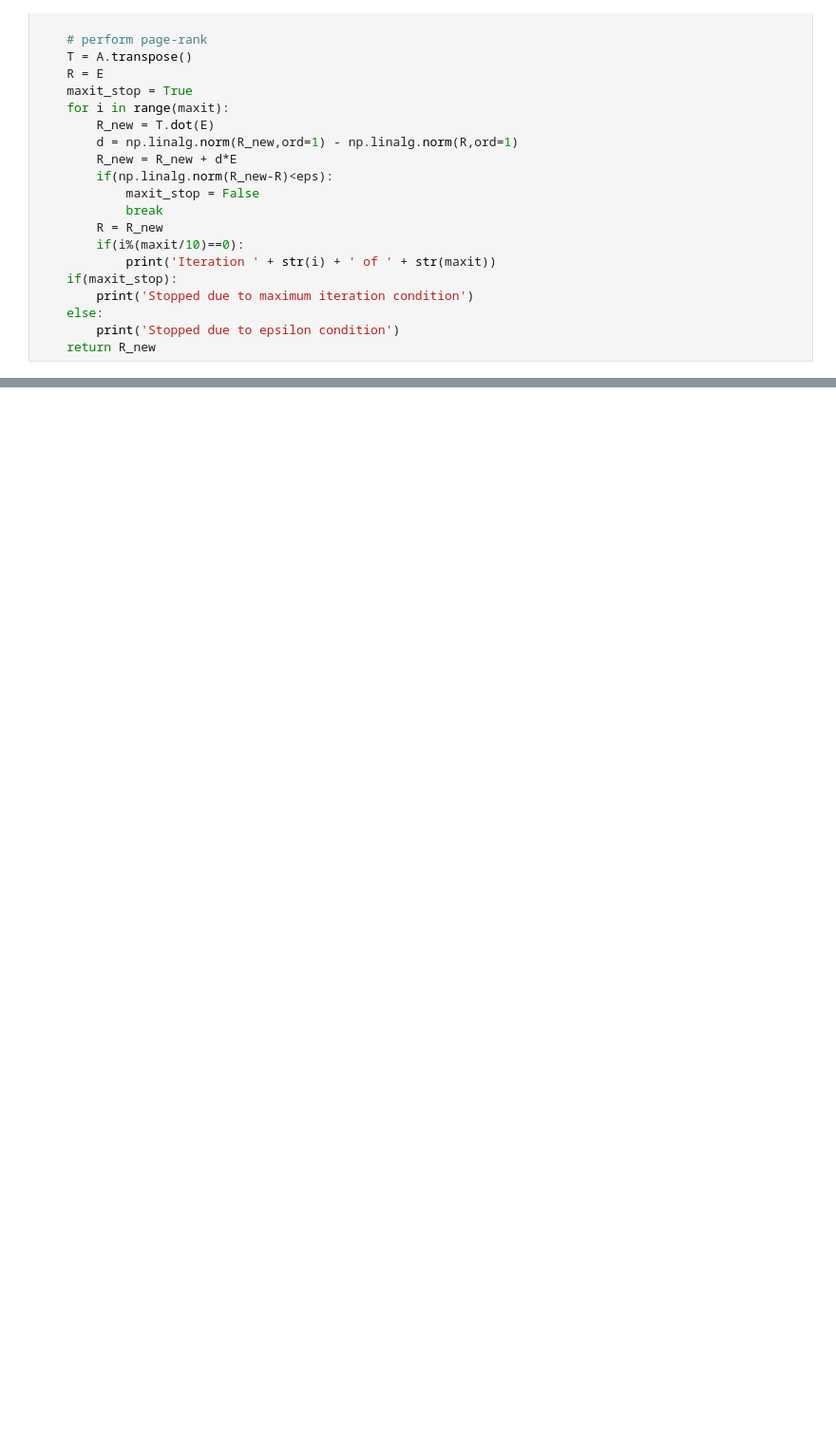
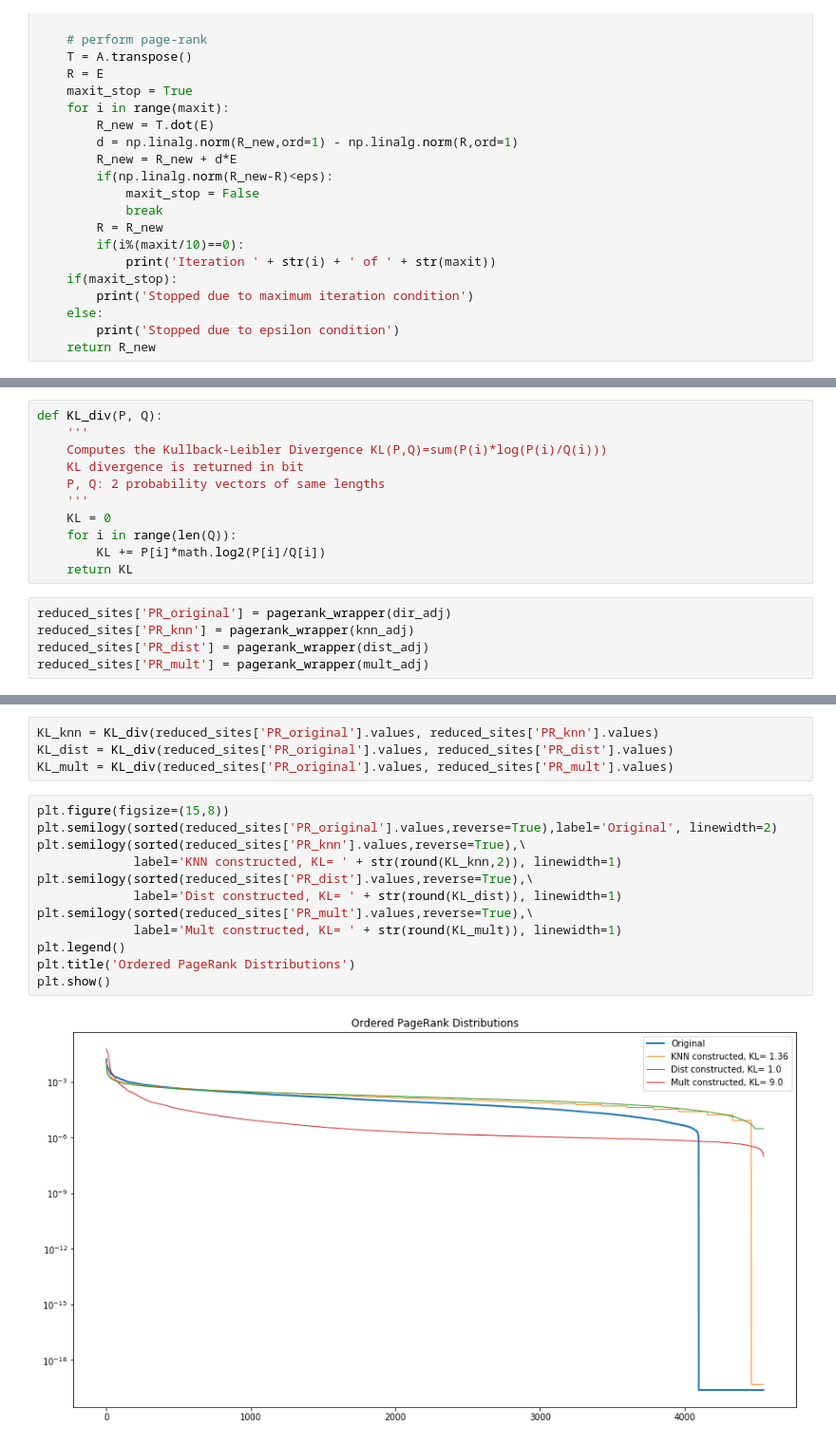
Before and after one commit to mattminder/ntds_24, a Jupyter notebook: Project/project.ipynb, the cells around one changed output, grey strips where cells are left out. Shown: that part at 95% size. Drawn from its saved outputs; the diff is of its cells as text; blank space fills up the shorter version.

Commit message:
added network analysis with pagerank

```diff
--- a/Project/project.ipynb
+++ b/Project/project.ipynb
@@ -416,0 +416,16 @@ min(prob)
+# %%
+def KL_div(P, Q):
+    '''
+    Computes the Kullback-Leibler Divergence KL(P,Q)=sum(P(i)*log(P(i)/Q(i)))
+    KL divergence is returned in bit
+    P, Q: 2 probability vectors of same lengths
+    '''
+    KL = 0
+    for i in range(len(Q)):
+        KL += P[i]*math.log2(P[i]/Q[i])
+    return KL
+# %%
+reduced_sites['PR_original'] = pagerank_wrapper(dir_adj)
+reduced_sites['PR_knn'] = pagerank_wrapper(knn_adj)
+reduced_sites['PR_dist'] = pagerank_wrapper(dist_adj)
+reduced_sites['PR_mult'] = pagerank_wrapper(mult_adj)
@@ -416,0 +470,18 @@ min(prob)
+# %%
+KL_knn = KL_div(reduced_sites['PR_original'].values, reduced_sites['PR_knn'].values)
+KL_dist = KL_div(reduced_sites['PR_original'].values, reduced_sites['PR_dist'].values)
+KL_mult = KL_div(reduced_sites['PR_original'].values, reduced_sites['PR_mult'].values)
+# %%
+plt.figure(figsize=(15,8))
+plt.semilogy(sorted(reduced_sites['PR_original'].values,reverse=True),label='Original', linewidth=2)
+plt.semilogy(sorted(reduced_sites['PR_knn'].values,reverse=True),\
+             label='KNN constructed, KL= ' + str(round(KL_knn,2)), linewidth=1)
+plt.semilogy(sorted(reduced_sites['PR_dist'].values,reverse=True),\
+             label='Dist constructed, KL= ' + str(round(KL_dist)), linewidth=1)
+plt.semilogy(sorted(reduced_sites['PR_mult'].values,reverse=True),\
+             label='Mult constructed, KL= ' + str(round(KL_mult)), linewidth=1)
+plt.legend()
+plt.title('Ordered PageRank Distributions')
+plt.show()
+# %% [output]
+[figure, added]
```
Also changed, not shown: parts of 11 cells of this notebook.
